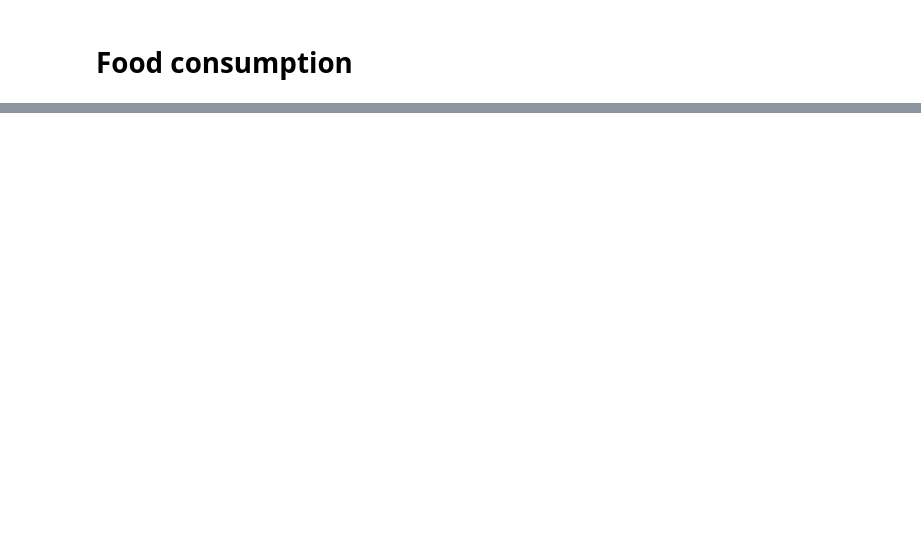
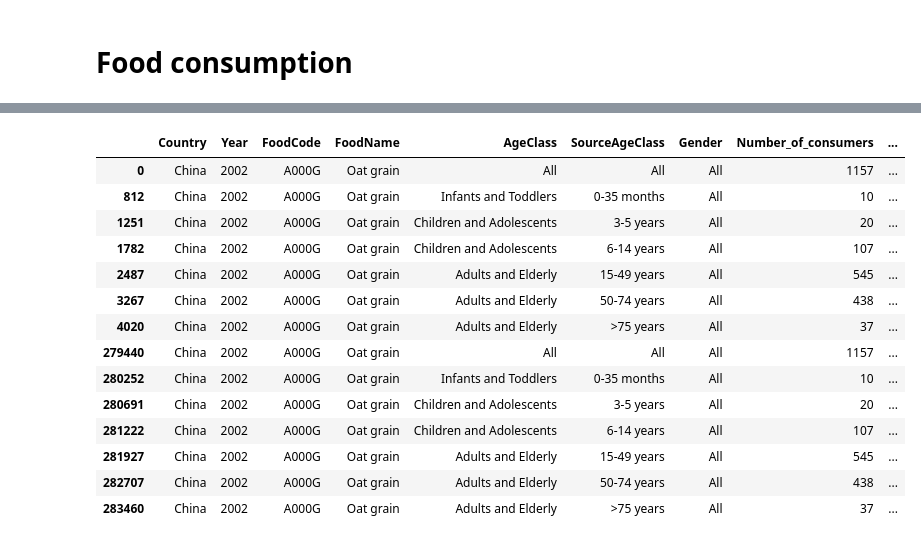
Before and after one commit to lukacjo/food_consumption, a Jupyter notebook: food_consumption.ipynb, the cells around one changed output, grey strips where cells are left out. Cells and saved outputs as stored; diff of their text form; code cells hidden in the pictures; blank space fills up the shorter version.

```diff
--- a/food_consumption.ipynb
+++ b/food_consumption.ipynb
@@ -14,0 +147,2 @@
+# %%
+food = food.dropna(subset=['FoodName'])
@@ -14,0 +205,23 @@
+# %%
+food = checkpoint
+food_all = food.loc[food['Gender'] == "All"]
+food_all = food_all.loc[food_all['FoodName'] == "Oat grain"]
+food_all = food_all.loc[food_all['Country'] == "China"]
+
+food_all.head(20)
+# %% [output]
+|  | Country | Year | FoodCode | FoodName | AgeClass | SourceAgeClass | Gender | Number_of_consumers | ... |
+| 0 | China | 2002 | A000G | Oat grain | All | All | All | 1157 | ... |
+| 812 | China | 2002 | A000G | Oat grain | Infants and Toddlers | 0-35 months | All | 10 | ... |
+| 1251 | China | 2002 | A000G | Oat grain | Children and Adolescents | 3-5 years | All | 20 | ... |
+| 1782 | China | 2002 | A000G | Oat grain | Children and Adolescents | 6-14 years | All | 107 | ... |
+| 2487 | China | 2002 | A000G | Oat grain | Adults and Elderly | 15-49 years | All | 545 | ... |
+| 3267 | China | 2002 | A000G | Oat grain | Adults and Elderly | 50-74 years | All | 438 | ... |
+| 4020 | China | 2002 | A000G | Oat grain | Adults and Elderly | >75 years | All | 37 | ... |
+| 279440 | China | 2002 | A000G | Oat grain | All | All | All | 1157 | ... |
+| 280252 | China | 2002 | A000G | Oat grain | Infants and Toddlers | 0-35 months | All | 10 | ... |
+| 280691 | China | 2002 | A000G | Oat grain | Children and Adolescents | 3-5 years | All | 20 | ... |
+| 281222 | China | 2002 | A000G | Oat grain | Children and Adolescents | 6-14 years | All | 107 | ... |
+| 281927 | China | 2002 | A000G | Oat grain | Adults and Elderly | 15-49 years | All | 545 | ... |
+| 282707 | China | 2002 | A000G | Oat grain | Adults and Elderly | 50-74 years | All | 438 | ... |
+| 283460 | China | 2002 | A000G | Oat grain | Adults and Elderly | >75 years | All | 37 | ... |
```
Also changed, not shown: parts of 45 cells of this notebook.
